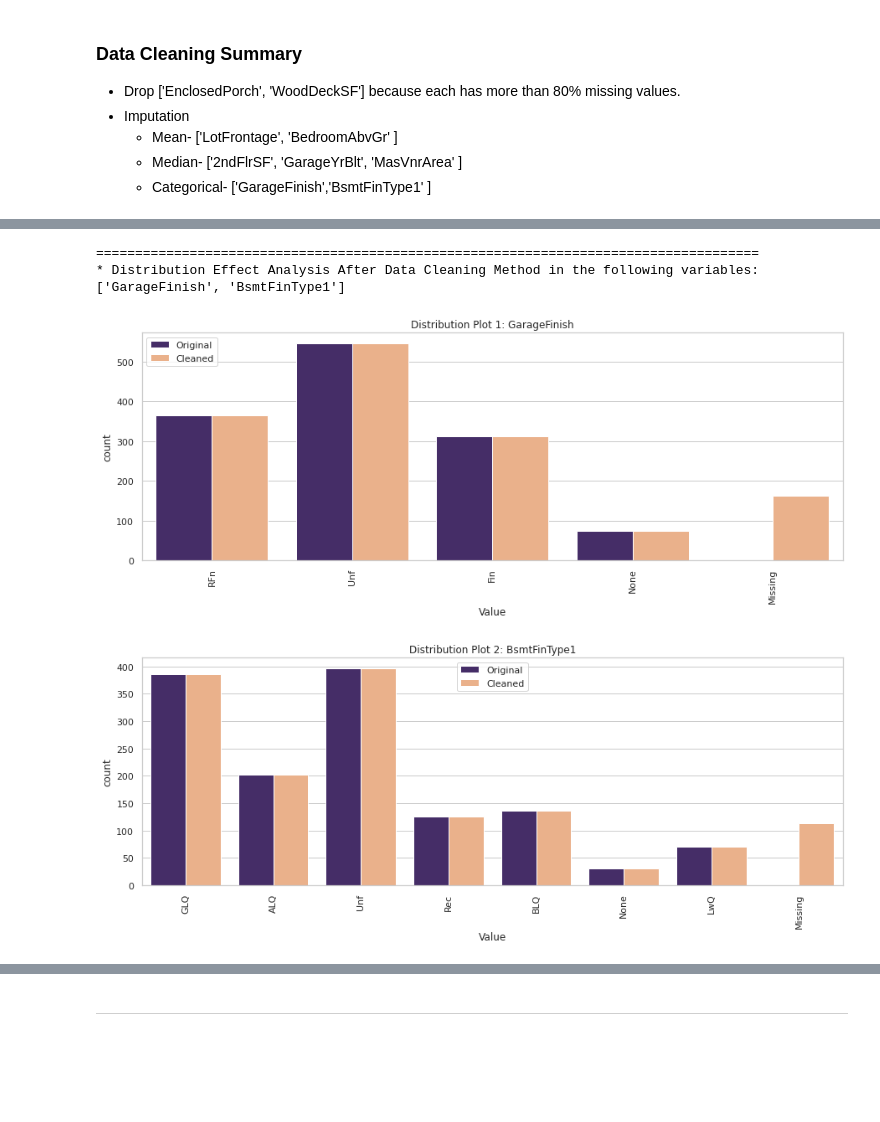
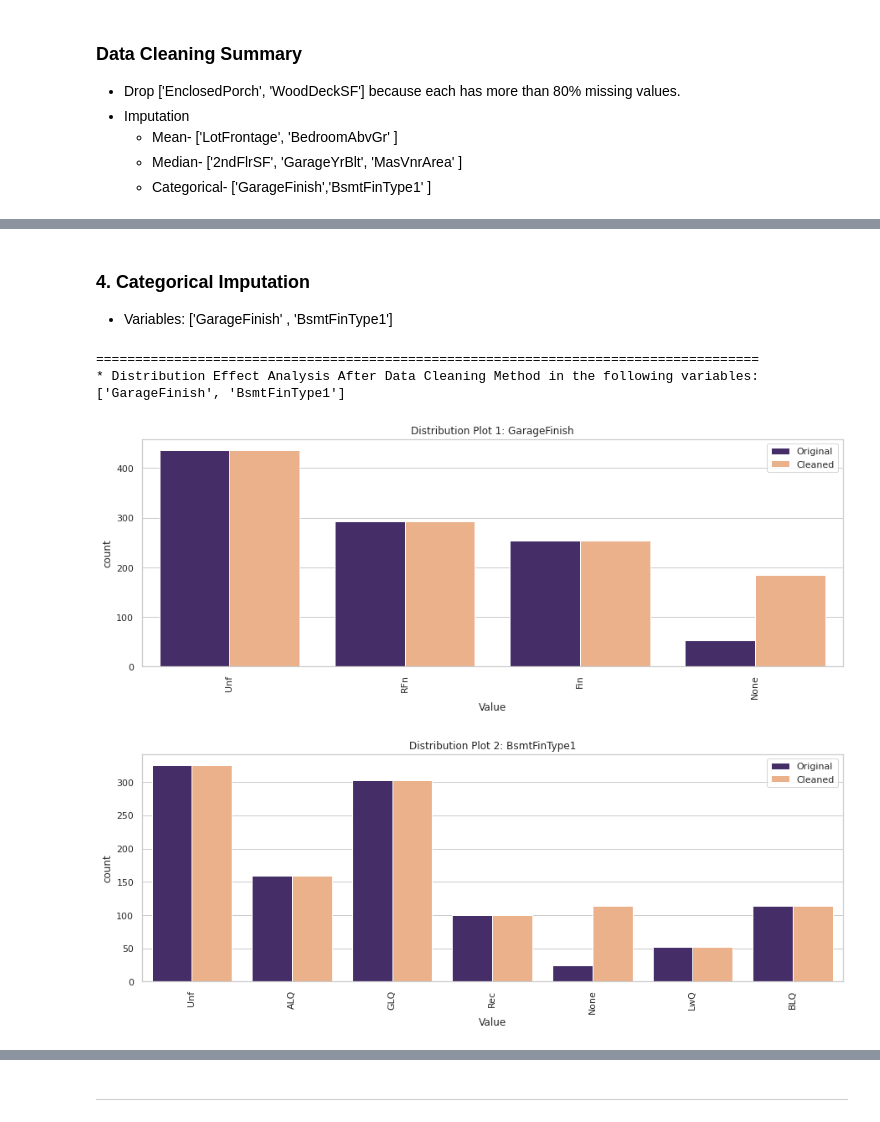
Before and after one commit to Amareteklay/heritage-housing-issues, a Jupyter notebook: jupyter_notebooks/02 - Data_Cleaning.ipynb, the cells around one changed output, grey strips where cells are left out. Saved outputs shown, nothing was run; the diff lists cells and outputs as text; code cells hidden in the pictures; blank space fills up the shorter version.

Commit message:
Modify data cleaning pipeline

```diff
--- a/jupyter_notebooks/02 - Data_Cleaning.ipynb
+++ b/jupyter_notebooks/02 - Data_Cleaning.ipynb
@@ -119,9 +126,0 @@ See the caveats in the documentation: https://pandas.pydata.org/pandas-docs/stab
-# %%
-import matplotlib.pyplot as plt
-import seaborn as sns
-
-sns.set_style('whitegrid')
-for col in vars_with_missing_data:
-  if df[col].dtypes == 'float64':
-    sns.histplot(data=df, x=col, kde=True)
-    plt.show()
@@ -259,13 +330,18 @@ DataCleaningEffect(df_original=df,
+# %% [markdown]
+### 4. Categorical Imputation
+* Variables: ['GarageFinish' , 'BsmtFinType1']
 # %%
+from feature_engine.imputation import CategoricalImputer
+
 variables_categorical = ['GarageFinish' , 'BsmtFinType1']
-imputer = CategoricalImputer(imputation_method='missing', fill_value='Missing', variables=variables_categorical)
-df_method = imputer.fit_transform(df)
-DataCleaningEffect(df_original=df,
+imputer = CategoricalImputer(imputation_method='missing', fill_value='None', variables=variables_categorical)
+df_method = imputer.fit_transform(TrainSet)
+DataCleaningEffect(df_original=TrainSet,
                    df_cleaned=df_method,
                    variables_applied_with_method=variables_categorical)
 # %% [output]
 =====================================================================================
 * Distribution Effect Analysis After Data Cleaning Method in the following variables:
 ['GarageFinish', 'BsmtFinType1']
-[figure, old version]
+[figure, new version]
-[figure, old version]
+[figure, new version]
```
Also changed, not shown: parts of 36 cells of this notebook, 7 other files.
